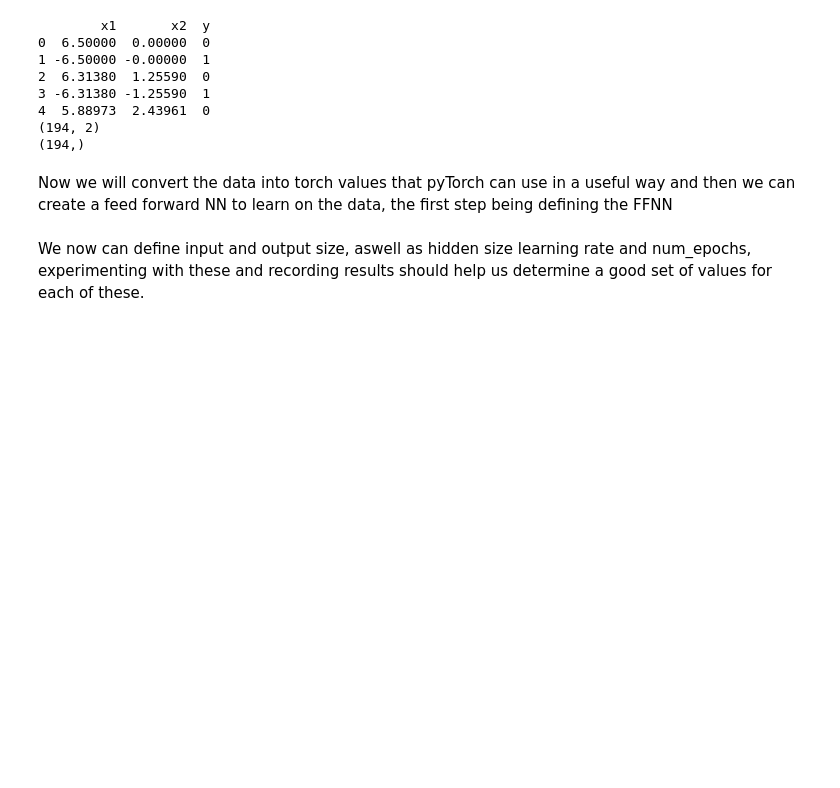
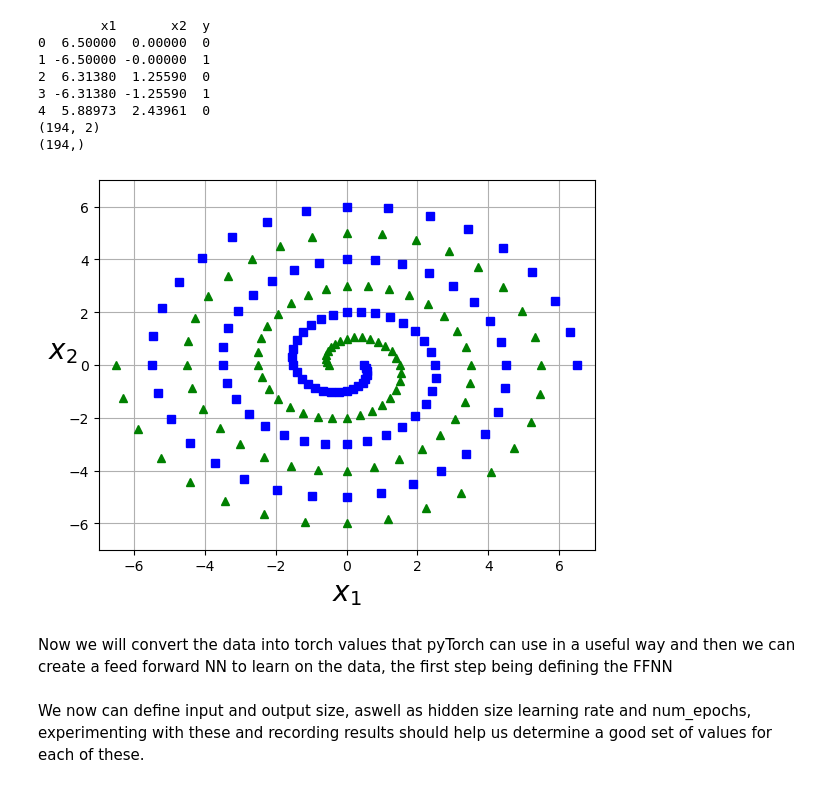
Before and after one commit to SebastianHadley/COMP3330A1, a Jupyter notebook: Question1.ipynb, the cells around one changed output. Drawn from its saved outputs; the diff is of its cells as text; code cells hidden in the pictures; blank space fills up the shorter version.

```diff
--- a/Question1.ipynb
+++ b/Question1.ipynb
@@ -7,34 +7,35 @@ import torch as torch
 import torch.nn as nn
 
 data = pandas.read_csv('datasets/spiralsdataset.csv', header=None, names=['x1','x2','y'])
 print(data.head(5))
 
 # Split into numpy arrays with features and labels
 X = data[['x1', 'x2']].to_numpy()
 y = data[['y']].to_numpy().flatten()
 print(X.shape)
 print(y.shape)
 
 def plot_dataset(X, y, axes):
     """Plot a dataset with two features and binary classes"""
     plt.plot(X[:, 0][y==0], X[:, 1][y==0], "bs")
     plt.plot(X[:, 0][y==1], X[:, 1][y==1], "g^")
     plt.axis(axes)
     plt.grid(True, which='both')
     plt.xlabel(r"$x_1$", fontsize=20)
     plt.ylabel(r"$x_2$", fontsize=20, rotation=0)
 
 axes = [-7, 7, -7, 7]
-# plot_dataset(X, y, axes)
+plot_dataset(X, y, axes)
 # %% [output]
         x1       x2  y
 0  6.50000  0.00000  0
 1 -6.50000 -0.00000  1
 2  6.31380  1.25590  0
 3 -6.31380 -1.25590  1
 4  5.88973  2.43961  0
 (194, 2)
 (194,)
+[figure, added]
 # %% [markdown]
 Now we will convert the data into torch values that pyTorch can use in a useful way and then we can create a feed forward NN to learn on the data, the first step being defining the FFNN
 # %%
```
Also changed, not shown: parts of 5 cells of this notebook, 1 other file.
